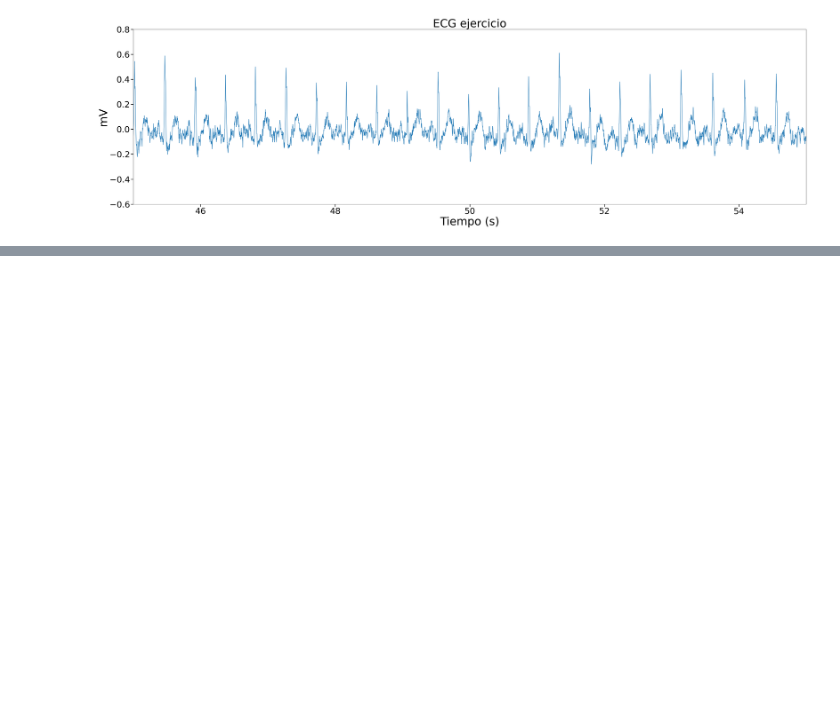
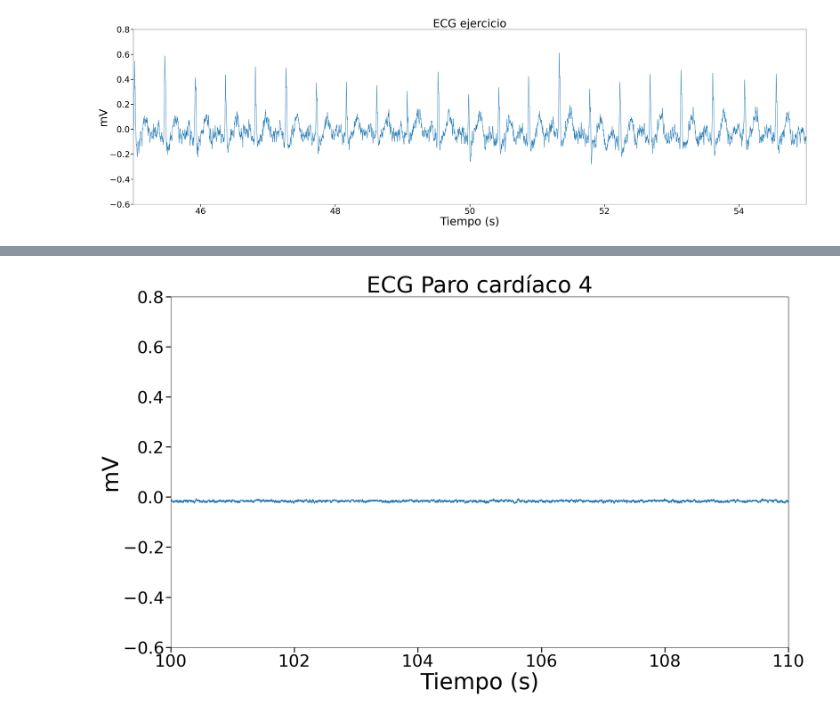
Before and after one commit to diego-taquiri/ECGMortalityPredictor, a Jupyter notebook: Documentación/Laboratorio 4/plot_bitalino_ecg.ipynb, the cells around one changed output, grey strips where cells are left out. Cells and saved outputs as stored; diff of their text form; code cells hidden in the pictures; blank space fills up the shorter version.

```diff
--- a/Documentación/Laboratorio 4/plot_bitalino_ecg.ipynb
+++ b/Documentación/Laboratorio 4/plot_bitalino_ecg.ipynb
@@ -127,0 +131,21 @@ plt.savefig("plots/isb-isometrico-anabelen.png")
+# %%
+#Paro cardiaco 4
+data = np.loadtxt("ecg_raw_data/paro_cardiaco/opensignals_98D341FD4F0D_2024-04-19_12-56-28.txt",skiprows=3)
+data_mV = data[:,5]/1024 *3.223 - 3.223/2 #De acuerdo a la cuantización de 3.223 mV a 1024 bits del manual de Bitalino
+time = np.arange(len(data_mV))/1000
+
+plt.figure(figsize=(20,12))
+
+plt.plot(time,data_mV)
+
+plt.ylim(-0.6, 0.8)
+plt.xlim(100, 110)
+plt.tick_params(axis='both', which='major', labelsize=34, width=2, length=10)
+plt.xlabel('Tiempo (s)', fontsize=45)
+plt.ylabel('mV', fontsize=45)
+plt.title('ECG Paro cardíaco 4', fontsize=45)
+plt.tight_layout()
+
+plt.savefig("plots/ecg-paro_cardiaco-4.png")
+# %% [output]
+[figure, added]
```
Also changed, not shown: parts of 3 cells of this notebook, 5 other files.
